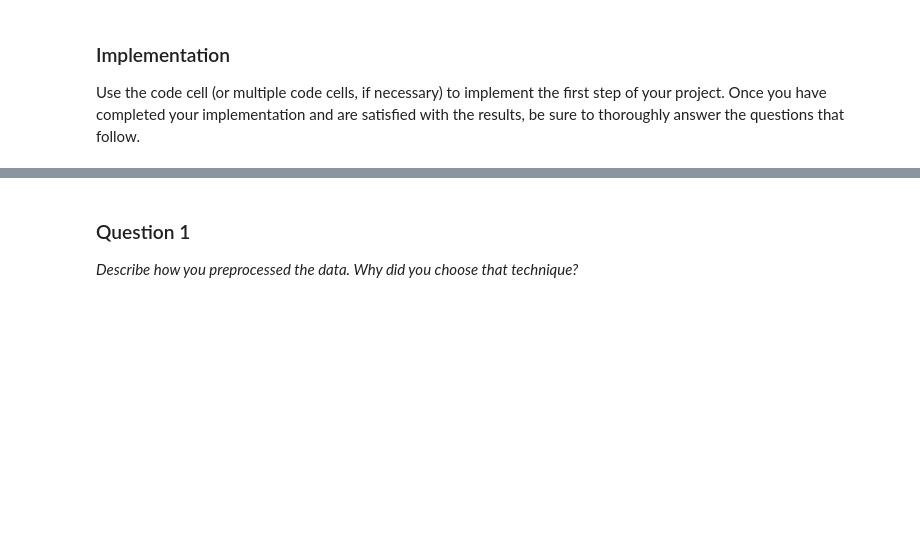
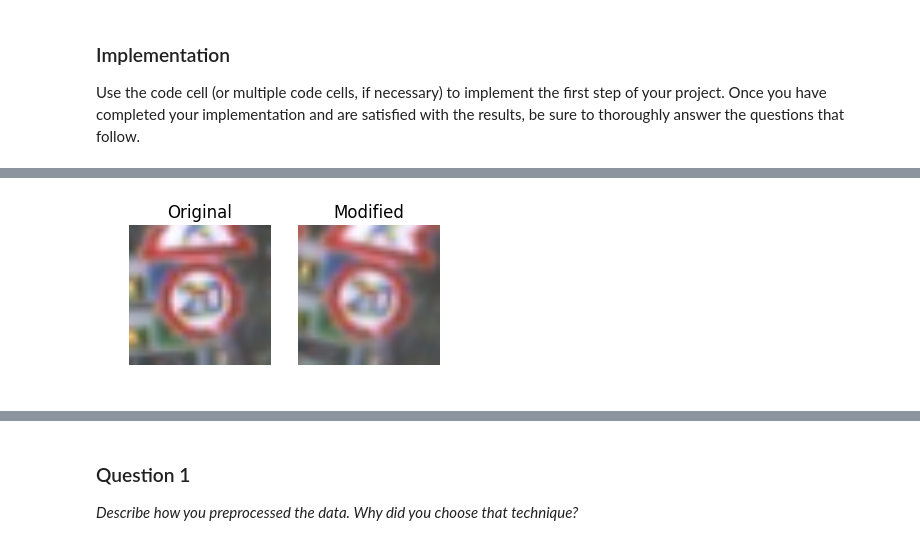
Before and after one commit to csq20081052/CarND-Traffic-Sign-Classifier-Project-P2, a Jupyter notebook: Traffic_Sign_Classifier.ipynb, the cells around one changed output, grey strips where cells are left out. Cells and saved outputs as stored; diff of their text form; code cells hidden in the pictures; blank space fills up the shorter version.

```diff
--- a/Traffic_Sign_Classifier.ipynb
+++ b/Traffic_Sign_Classifier.ipynb
@@ -163,0 +205,29 @@ Use the code cell (or multiple code cells, if necessary) to implement the first
+# %%
+def rotateImage(image, *args):
+    # We are going to allow a maximum angle of +-15
+    if len(args):
+        angle = args[0]
+        angle = np.clip(angle, -15, 15)
+    else:
+        angle = np.random.uniform(-15, 15+1)
+
+    image_center = tuple(np.array(image.shape)/2)
+    rot_mat = cv2.getRotationMatrix2D(image_center[:2],angle,1.0)
+    result = cv2.warpAffine(image, rot_mat, image.shape[:2], borderMode=cv2.BORDER_REFLECT_101)
+    return result
+
+def plot_sign_compare(img1, img2):
+    plt.figure(figsize=(4,10))
+    plt.subplot("121")
+    plt.title("Original")
+    _ = plt.imshow(img1)
+    _ = plt.axis('off')
+    plt.subplot("122")
+    plt.title("Modified")
+    _ = plt.imshow(img2)
+    _ = plt.axis('off')
+
+res = rotateImage(laboratory_rat, -15)
+plot_sign_compare(laboratory_rat, res)
+# %% [output]
+[figure, added]
```
Also changed, not shown: parts of 55 cells of this notebook.
